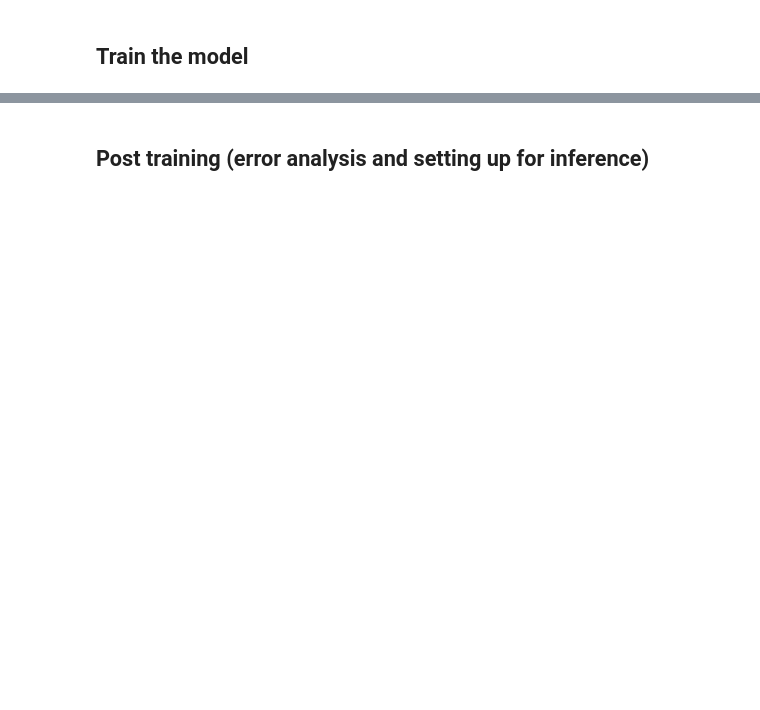
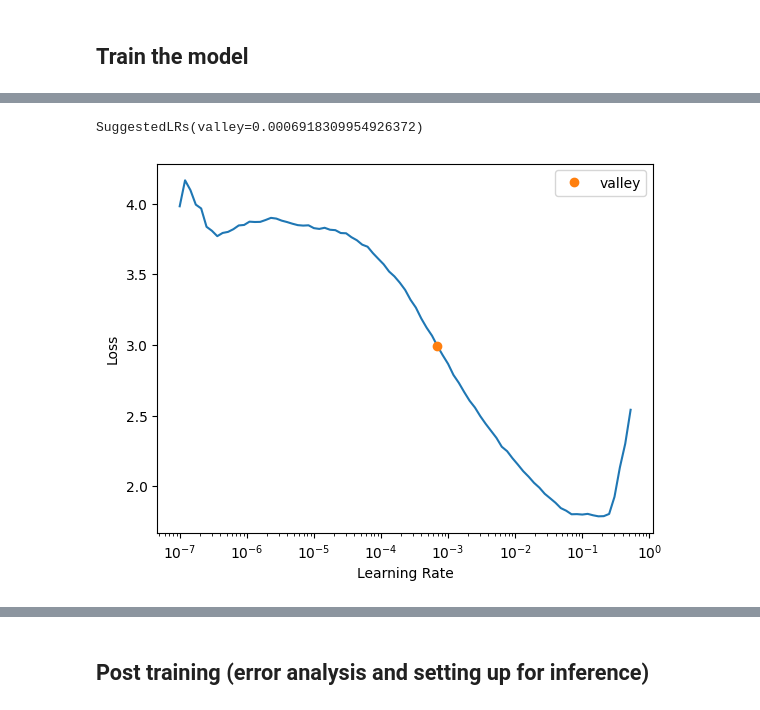
Before and after one commit to butchland/fastai-torchgeo, a Jupyter notebook: nbs/tutorials/03-eurosat-classifcation.ipynb, the cells around one changed output, grey strips where cells are left out. Drawn from its saved outputs; the diff is of its cells as text; code cells hidden in the pictures; blank space fills up the shorter version.

```diff
--- a/nbs/tutorials/03-eurosat-classifcation.ipynb
+++ b/nbs/tutorials/03-eurosat-classifcation.ipynb
@@ -66,7 +92,7 @@ dls = dblock.dataloaders(dset_path, bs=batch_size)
 # %% [markdown]
 ## Download the torchgeo pretrained resnet model and prepare a fastai compatible model
 # %%
-pretrained = resnet18(ResNet18_Weights.SENTINEL2_ALL_MOCO, num_classes=10) # load pretrained weights
+pretrained = resnet50(ResNet50_Weights.SENTINEL2_ALL_MOCO, num_classes=10) # load pretrained weights
 # %%
 model = make_resnet_model(pretrained, n_out=10)
 # %% [markdown]
@@ -76,7 +102,7 @@ learn = fv.Learner(
     dls,
     model,
     loss_func=fv.CrossEntropyLossFlat(),
-    metrics=[fv.error_rate],
+    metrics=[fv.accuracy],
     splitter=resnet_split,
 )
 # freeze uses parameter groups created by `resnet_split`
@@ -89,4 +134,5 @@ learn.summary()
 # %% [markdown]
 ## Train the model
 # %%
-# learn.lr_find()
+learn.lr_find()
+# %% [output]
@@ -92,0 +140,2 @@ learn.summary()
+SuggestedLRs(valley=0.0006918309954926372)
+[figure, added]
```
Also changed, not shown: parts of 20 cells of this notebook.
